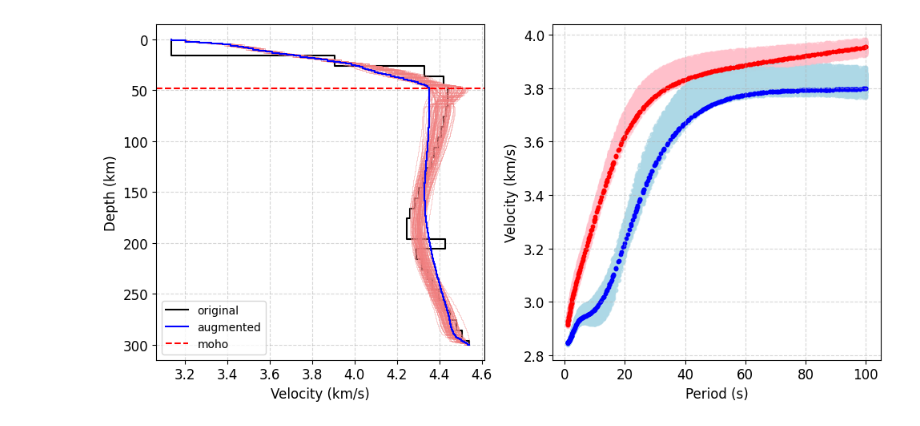
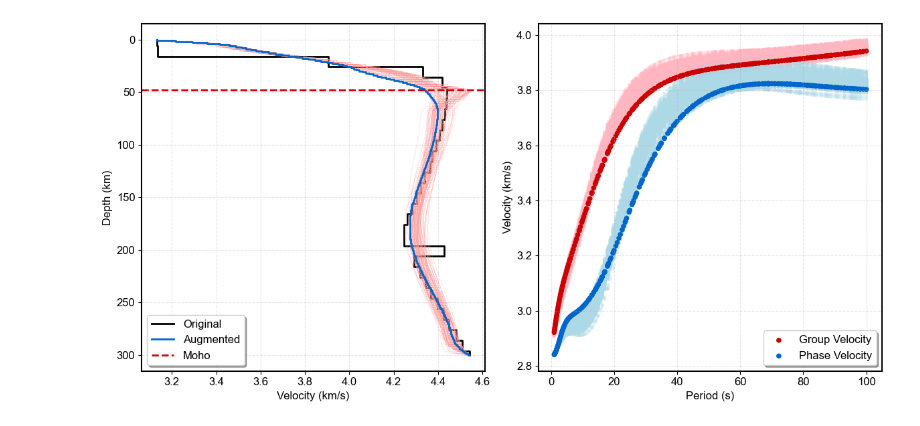
Before and after one commit to liufeng2317/OpenSWI, a Jupyter notebook: Datasets/Datasets-Construction/OpenSWI-deep/1s-100s-Aug/00_OpenSWI-deep-example.ipynb, the cells around one changed output. Cells and saved outputs as stored; diff of their text form; code cells hidden in the pictures.

```diff
--- a/Datasets/Datasets-Construction/OpenSWI-deep/1s-100s-Aug/00_OpenSWI-deep-example.ipynb
+++ b/Datasets/Datasets-Construction/OpenSWI-deep/1s-100s-Aug/00_OpenSWI-deep-example.ipynb
@@ -58,37 +58,47 @@ t = np.ones((len(vel_models),len(t)))*t
 disp_data = p_map(calculate_dispersion, vel_models, list(t))
 disp_data = np.array(disp_data)
 vel_models = np.array(vel_models)
-
-# figure
-import matplotlib.pyplot as plt
-import matplotlib.pyplot as plt
-plt.figure(figsize=(10,5))
-plt.subplot(121)
-plt.step(depth_vs[:,1],depth_vs[:,0],label="original",c="k")
-for i in range(len(vel_models)):
-    plt.step(vel_models[i,:,2],vel_models[i,:,0],c="lightcoral",alpha=0.5,linewidth=0.5)
-plt.step(vel_models[10,:,2],vel_models[10,:,0],c="b",alpha=1,label="augmented")
-plt.axhline(y=depth[moho_idx],color="r",linestyle="--",label="moho")
-plt.gca().invert_yaxis()
-plt.legend()
-plt.xlabel("Velocity (km/s)",fontsize=12)
-plt.ylabel("Depth (km)",fontsize=12)
-plt.xticks(fontsize=12)
-plt.yticks(fontsize=12)
-plt.grid(True,linestyle='--',alpha=0.5)
-
-plt.subplot(122)
-for i in range(len(disp_data)):
-    plt.scatter(disp_data[i][:,0],disp_data[i][:,1],s=10,c="pink",alpha=0.5)
-    plt.scatter(disp_data[i][:,0],disp_data[i][:,2],s=10,c="lightblue",alpha=0.5)
-plt.scatter(disp_data[10][:,0],disp_data[10][:,1],s=10,c="r")
-plt.scatter(disp_data[10][:,0],disp_data[10][:,2],s=10,c="b")
-plt.xlabel("Period (s)",fontsize=12)
-plt.ylabel("Velocity (km/s)",fontsize=12)
-plt.xticks(fontsize=12)
-plt.yticks(fontsize=12)
-plt.grid(True,linestyle='--',alpha=0.5)
-plt.tight_layout()
-plt.show()
-# %% [output]
-[figure, removed]
+# %%
+# figure
+import matplotlib.pyplot as plt
+
+# Set figure style
+plt.rcParams.update({
+    'font.family': 'Arial',
+    'font.size': 12,
+    'axes.linewidth': 1.5,
+    'axes.grid': True,
+    'grid.linestyle': '--',
+    'grid.alpha': 0.3,
+})
+
+# Create figure
+fig, (ax1, ax2) = plt.subplots(1, 2, figsize=(12, 6))
+
+# Left subplot - Velocity profiles
+ax1.step(depth_vs[:,1], depth_vs[:,0], label="Original", color='black', linewidth=2)
+for i in range(len(vel_models)):
+    ax1.step(vel_models[i,:,2], vel_models[i,:,0], color='#FF9999', alpha=0.3, linewidth=0.5)
+ax1.step(vel_models[10,:,2], vel_models[10,:,0], color='#0066CC', alpha=1, linewidth=2, label="Augmented")
+ax1.axhline(y=depth[moho_idx], color='#CC0000', linestyle='--', linewidth=2, label="Moho")
+ax1.invert_yaxis()
+ax1.set_xlabel("Velocity (km/s)")
+ax1.set_ylabel("Depth (km)")
+ax1.legend(frameon=True, fancybox=True, shadow=True)
+
+# Right subplot - Dispersion curves
+for i in range(len(disp_data)):
+    ax2.scatter(disp_data[i][:,0], disp_data[i][:,1], s=15, color='#FFB6C1', alpha=0.3, edgecolor='none')
+    ax2.scatter(disp_data[i][:,0], disp_data[i][:,2], s=15, color='#ADD8E6', alpha=0.3, edgecolor='none')
+ax2.scatter(disp_data[10][:,0], disp_data[10][:,1], s=30, color='#CC0000', label='Group Velocity', edgecolor='none')
+ax2.scatter(disp_data[10][:,0], disp_data[10][:,2], s=30, color='#0066CC', label='Phase Velocity', edgecolor='none')
+ax2.set_xlabel("Period (s)")
+ax2.set_ylabel("Velocity (km/s)")
+ax2.legend(frameon=True, fancybox=True, shadow=True,loc="lower right")
+
+# Adjust layout and display
+plt.tight_layout()
+plt.savefig("../../../../Figures/OpenSWI-deep-example.png",bbox_inches="tight",dpi=300)
+plt.show()
+# %% [output]
+[figure, added]
```
Also changed, not shown: 6 other files.
